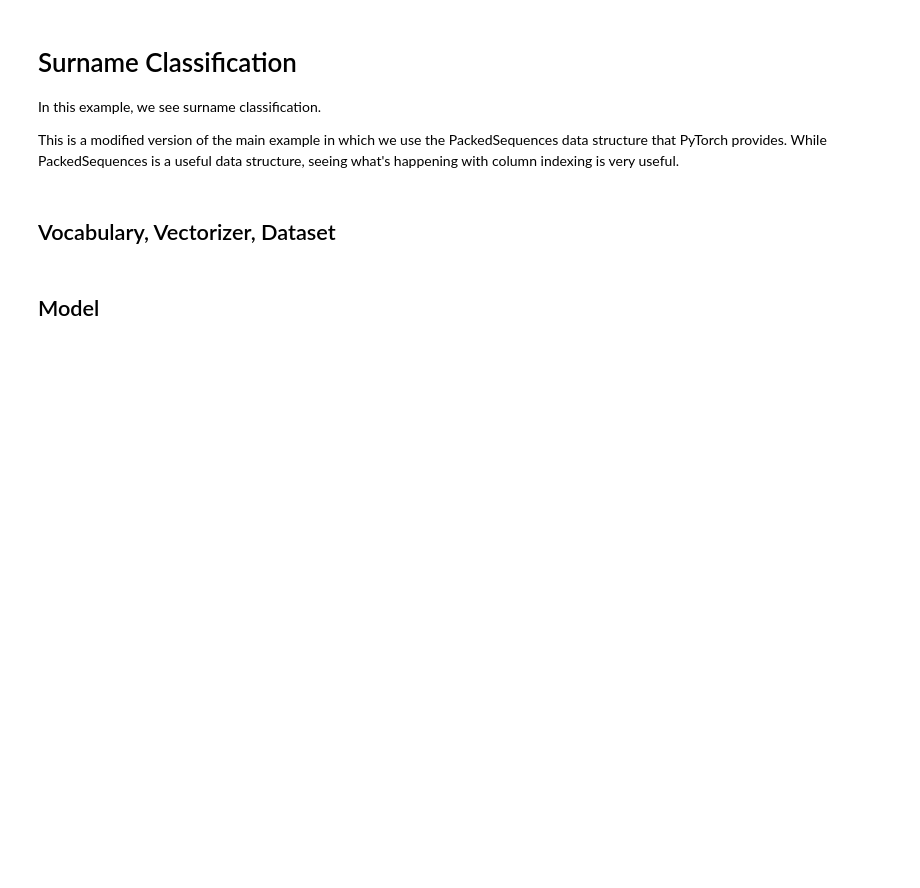
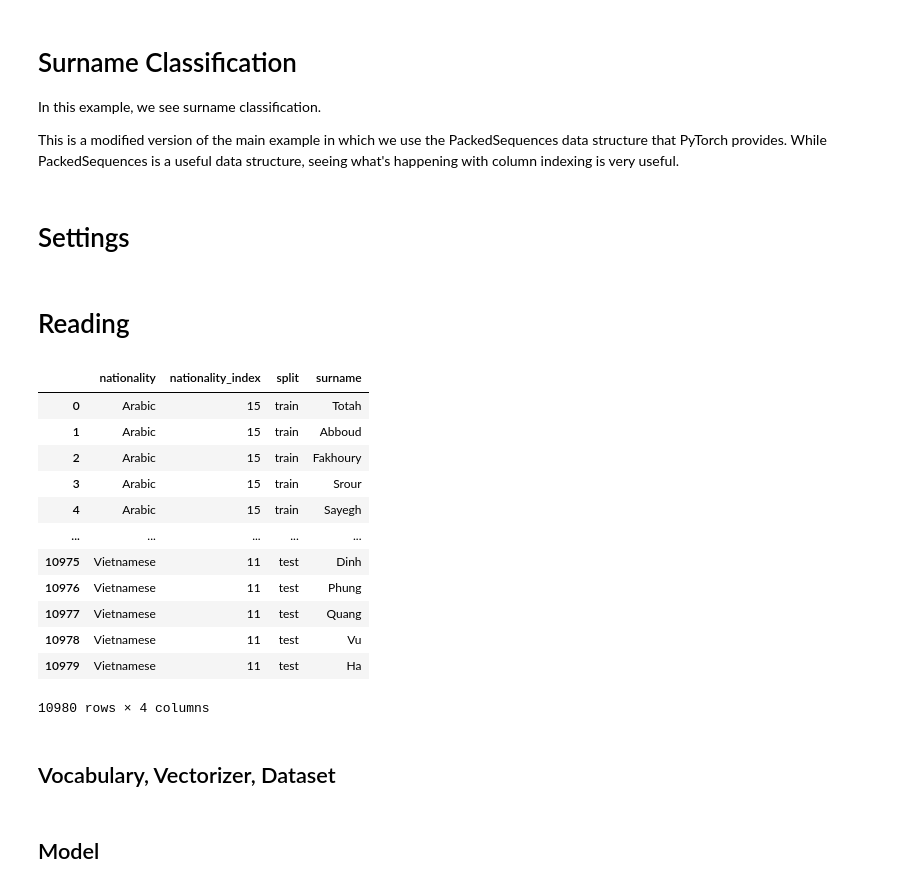
Before and after one commit to bzitko/nlp_repo, a Jupyter notebook: assignments/a05/nlp_a05.1_surname_classification_rnn.ipynb, the cells around one changed output. Saved outputs shown, nothing was run; the diff lists cells and outputs as text; code cells hidden in the pictures; blank space fills up the shorter version.

```diff
--- a/assignments/a05/nlp_a05.1_surname_classification_rnn.ipynb
+++ b/assignments/a05/nlp_a05.1_surname_classification_rnn.ipynb
@@ -36,2 +39,41 @@ from tqdm.notebook import tqdm
+# %% [markdown]
+# Settings
+# %%
+args = Namespace(
+    # Data and path information
+    surname_csv="surnames_with_splits.csv",
+    model_filename="model.pth",
+    # Model hyper parameter
+    char_embedding_size=100,
+    rnn_hidden_size=64,
+    # Training hyper parameter
+    num_epochs=100,
+    learning_rate=1e-3,
+    batch_size=64,
+    seed=1337,
+    early_stop=10,
+    # Runtime hyper parameter
+)
+
+args.device = torch.device("cuda" if torch.cuda.is_available() else "cpu")
+# %% [markdown]
+# Reading
+# %%
+df = pd.read_csv(args.surname_csv)
+df
+# %% [output]
+|  | nationality | nationality_index | split | surname |
+| 0 | Arabic | 15 | train | Totah |
+| 1 | Arabic | 15 | train | Abboud |
+| 2 | Arabic | 15 | train | Fakhoury |
+| 3 | Arabic | 15 | train | Srour |
+| 4 | Arabic | 15 | train | Sayegh |
+| ... | ... | ... | ... | ... |
+| 10975 | Vietnamese | 11 | test | Dinh |
+| 10976 | Vietnamese | 11 | test | Phung |
+| 10977 | Vietnamese | 11 | test | Quang |
+| 10978 | Vietnamese | 11 | test | Vu |
+| 10979 | Vietnamese | 11 | test | Ha |
+10980 rows × 4 columns
 # %% [markdown]
 ## Vocabulary, Vectorizer, Dataset
```
Also changed, not shown: parts of 28 cells of this notebook, 3 other files.
